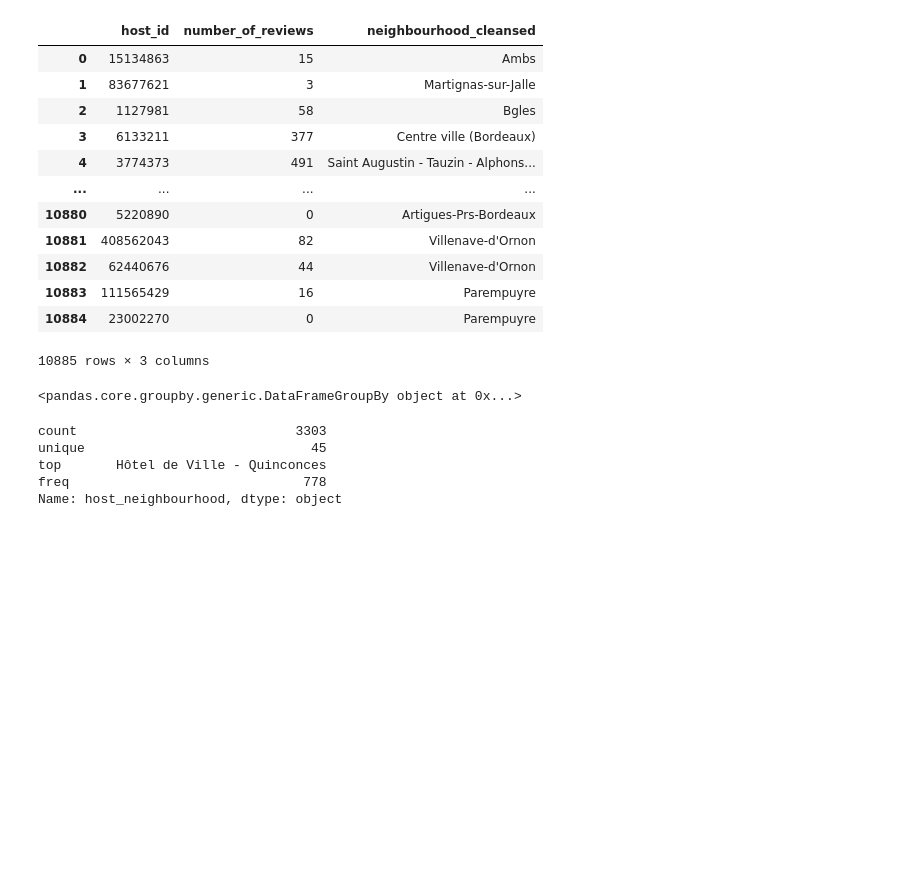
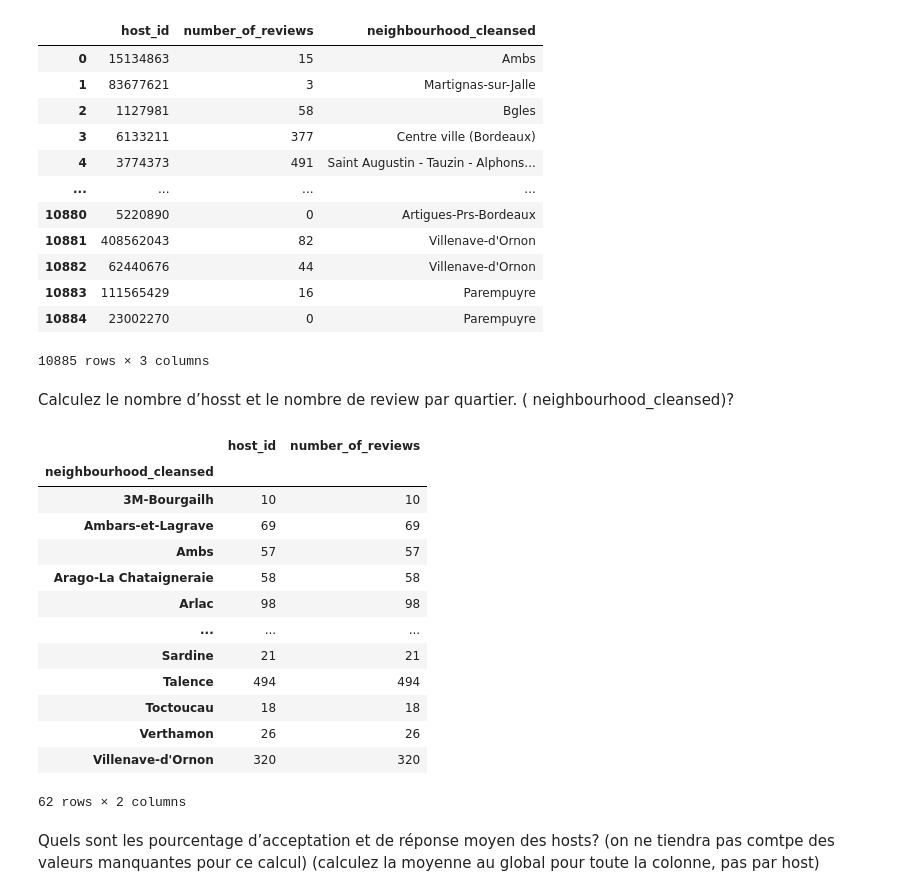
Before and after one commit to henzozhang/airbnb_projet, a Jupyter notebook: airbnb_projet/analist.ipynb, the cells around one changed output. Drawn from its saved outputs; the diff is of its cells as text; code cells hidden in the pictures; blank space fills up the shorter version.

```diff
--- a/airbnb_projet/analist.ipynb
+++ b/airbnb_projet/analist.ipynb
@@ -85,15 +85,25 @@ df_neighbourhood_cleansed
 | 10883 | 111565429 | 16 | Parempuyre |
 | 10884 | 23002270 | 0 | Parempuyre |
 10885 rows × 3 columns
+# %% [markdown]
+Calculez le nombre d’hosst et le nombre de review par quartier. (
+neighbourhood_cleansed)?
 # %%
-df_neighbourhood_cleansed.groupby(by="neighbourhood_cleansed")
+df_neighbourhood_cleansed.groupby(by="neighbourhood_cleansed").count()
 # %% [output]
+|  | host_id | number_of_reviews |
+| neighbourhood_cleansed |  |  |
+| 3M-Bourgailh | 10 | 10 |
+| Ambars-et-Lagrave | 69 | 69 |
+| Ambs | 57 | 57 |
+| Arago-La Chataigneraie | 58 | 58 |
+| Arlac | 98 | 98 |
+| ... | ... | ... |
+| Sardine | 21 | 21 |
+| Talence | 494 | 494 |
+| Toctoucau | 18 | 18 |
+| Verthamon | 26 | 26 |
+| Villenave-d'Ornon | 320 | 320 |
-<pandas.core.groupby.generic.DataFrameGroupBy object at 0x...>
+62 rows × 2 columns
-# %%
-df_neighbourhood.describe()
-# %% [output]
-count                            3303
-unique                             45
-top       Hôtel de Ville - Quinconces
-freq                              778
-Name: host_neighbourhood, dtype: object
+# %% [markdown]
+Quels sont les pourcentage d’acceptation et de réponse moyen des hosts? (on ne tiendra pas comtpe des valeurs manquantes pour ce calcul) (calculez la moyenne au global pour toute la colonne, pas par host)
```
Also changed, not shown: parts of 10 cells of this notebook.
